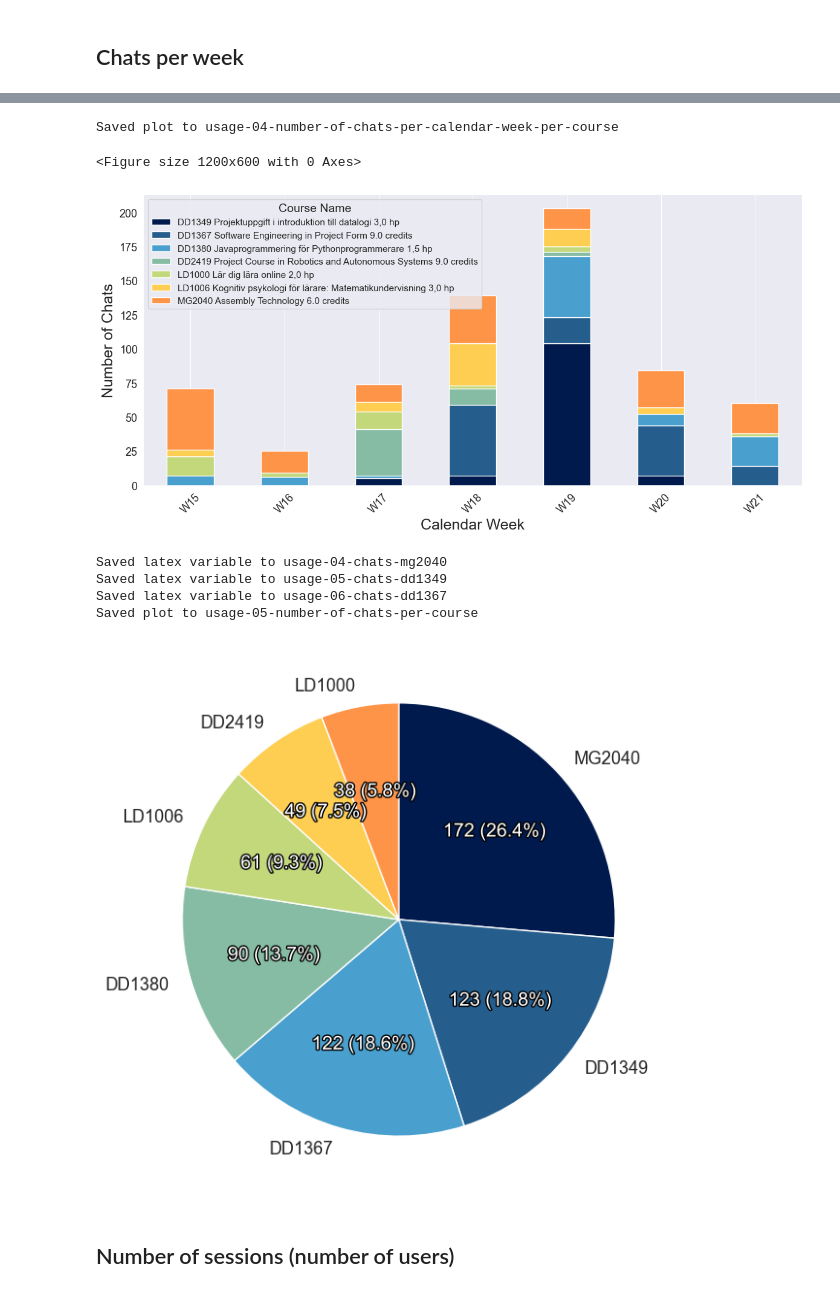
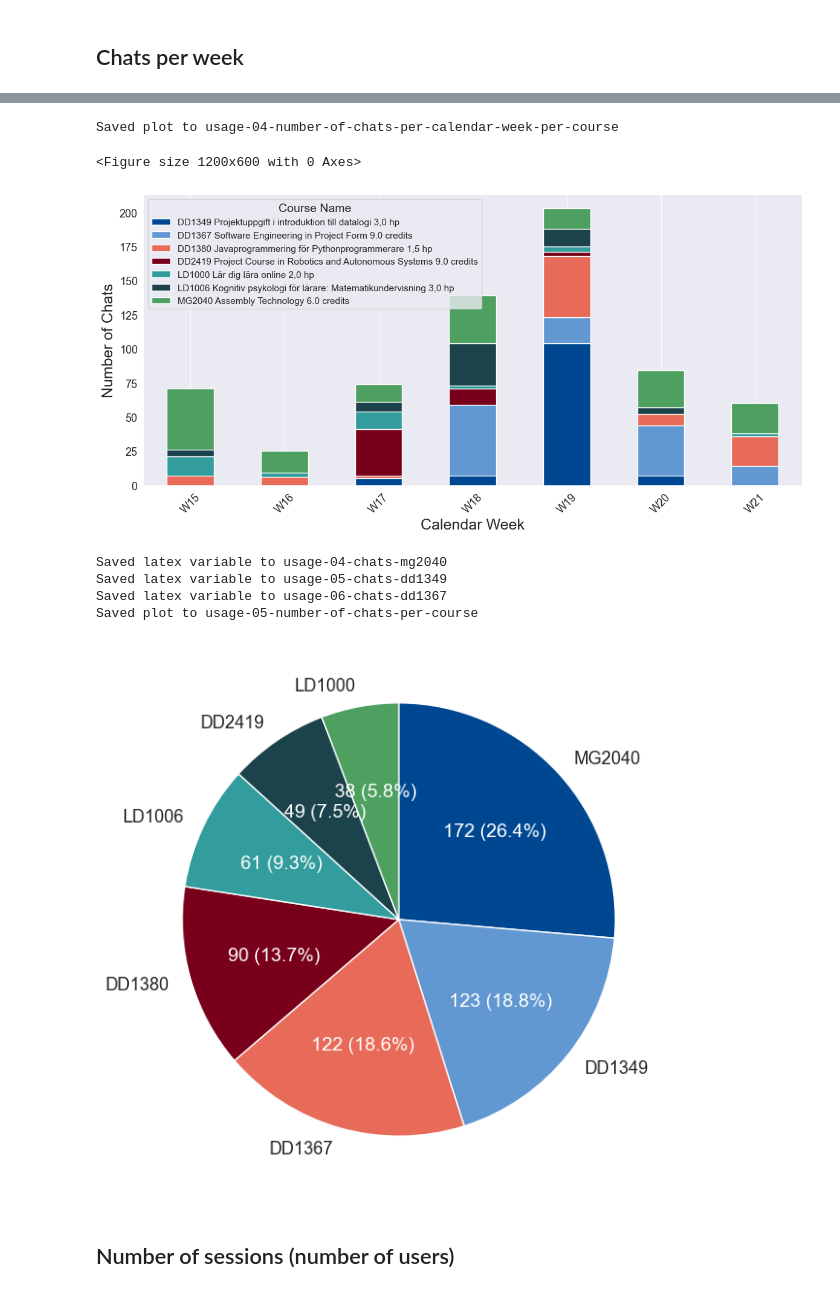
Before and after one commit to nattvara/DA231X, a Jupyter notebook: results/notebooks/usage.ipynb, the cells around one changed output, grey strips where cells are left out. Drawn from its saved outputs; the diff is of its cells as text; code cells hidden in the pictures.

Commit message:
update colors of charts to use colors from kths brand guidelines

```diff
--- a/results/notebooks/usage.ipynb
+++ b/results/notebooks/usage.ipynb
@@ -27,10 +27,10 @@ plt.rcParams['figure.titlesize'] = 18
 # %%
 def set_custom_palette(palette_id):
     palettes = {
-        7: ["#011a4d", "#255d8d", "#499fcd", "#86bca4", "#c2d87a", "#fece52", "#fe9448"],
-        1: ["#7b96ff", "#7b96ff"],
-        2: ["#ff5900", "#00a6ff"],
-        3: ["#1e4a76", "#5fa3bf", "#f3b15d"]
+        7: ["#004791", "#6298D2", "#E86A58", "#78001A", "#339C9C", "#1C434C", "#4DA060"],
+        1: ["#004791", "#004791"],
+        2: ["#6298D2", "#004791"],
+        3: ["#004791", "#6298D2", "#000061"]
     }
 
     if palette_id in palettes:
@@ -283,7 +283,7 @@ plt.show()
 # %% [output]
 Saved plot to usage-04-number-of-chats-per-calendar-week-per-course
 <Figure size 1200x600 with 0 Axes>
-[figure, old version]
+[figure, new version]
 # %%
 df_chats = dataframes['chats']
 df_sessions = dataframes['sessions']
@@ -298,35 +298,34 @@ df_filtered = df_filtered[pd.to_datetime(df_filtered['created_at']).dt.date >= p
 
 df_filtered = df_filtered[~df_filtered['course_id'].isin(exclude_courses)]
 
 df_filtered_with_names = pd.merge(df_filtered, df_courses, left_on='course_id', right_on='id', how='left', suffixes=('', '_course'))
 
 total_chats_per_course = df_filtered_with_names['name'].str.split().str[0].value_counts()
 
 set_custom_palette(7)
 plt.figure(figsize=(12, 6))
 def autopct_format(pct):
     total = sum(total_chats_per_course)
     val = int(pct * total / 100.0)
     return f'{val} ({pct:.1f}%)'
 
 patches, texts, autotexts = plt.pie(total_chats_per_course, labels=total_chats_per_course.index, autopct=autopct_format, startangle=90, counterclock=False)
 for text in autotexts:
     text.set_color("white")
-    text.set_path_effects([path_effects.Stroke(linewidth=2, foreground='black'), path_effects.Normal()])
 
 save_variable("usage-04-chats-mg2040", str(total_chats_per_course['MG2040']))
 save_variable("usage-05-chats-dd1349", str(total_chats_per_course['DD1349']))
 save_variable("usage-06-chats-dd1367", str(total_chats_per_course['DD1367']))
 
 plt.tight_layout()
 save_plot(plt, "usage-05-number-of-chats-per-course", "Number of chats held by in each course", "fig:usage_03_number_of_chats_per_course")
 plt.show()
 # %% [output]
 Saved latex variable to usage-04-chats-mg2040
 Saved latex variable to usage-05-chats-dd1349
 Saved latex variable to usage-06-chats-dd1367
 Saved plot to usage-05-number-of-chats-per-course
-[figure, old version]
+[figure, new version]
 # %% [markdown]
 ## Number of sessions (number of users)
 # %%
```
Also changed, not shown: parts of 11 cells of this notebook, 31 other files.
